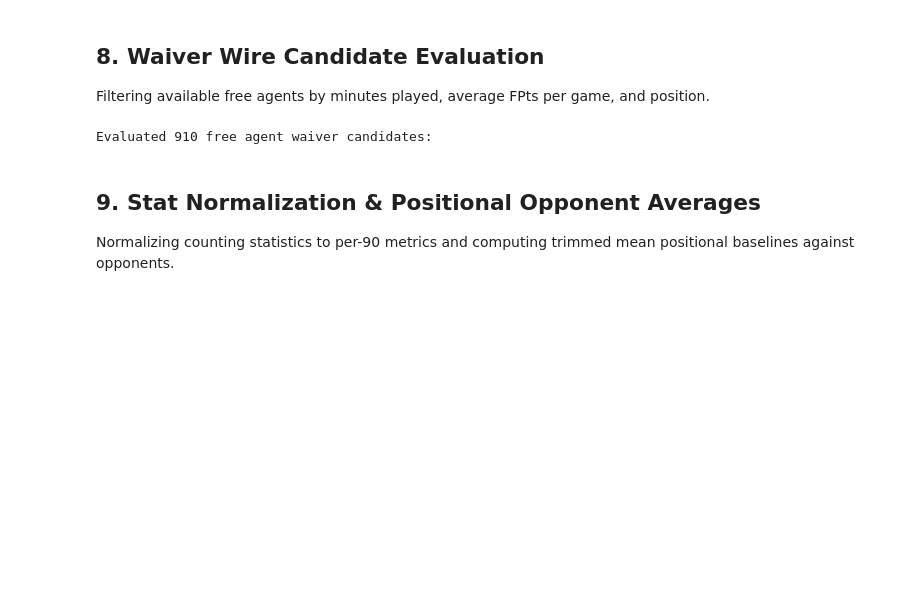
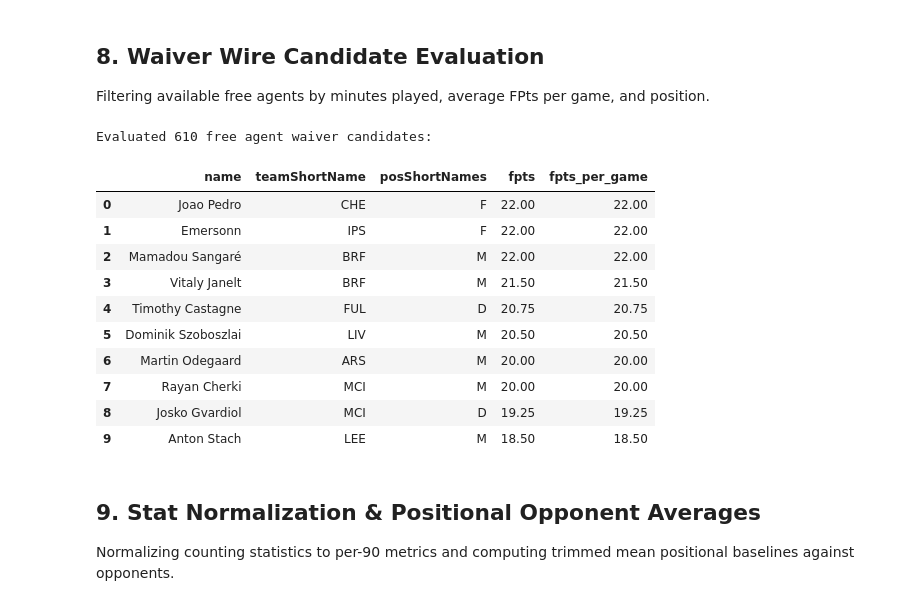
Before and after one commit to vkadikar/sports_analytics, a Jupyter notebook: soccer/research/fantrax_api_guide.ipynb, the cells around one changed output. Drawn from its saved outputs; the diff is of its cells as text; code cells hidden in the pictures; blank space fills up the shorter version.

```diff
--- a/soccer/research/fantrax_api_guide.ipynb
+++ b/soccer/research/fantrax_api_guide.ipynb
@@ -245,22 +294,52 @@ Standings Evaluated Against Weekly League Median:
 # %% [markdown]
 ## 8. Waiver Wire Candidate Evaluation
 Filtering available free agents by minutes played, average FPts per game, and position.
-# %%
-if not players_df.empty:
-    # Mock rostered player list
-    rostered_names = players_df["name"].iloc[:10].tolist()
-
-    waivers_df = evaluate_waiver_candidates(
-        df_player_stats=players_df,
-        rostered_player_names=rostered_names,
-        current_week=38,
-        min_last_week_minutes=0,
-        exclude_goalkeepers=True
-    )
-    print(f"Evaluated {len(waivers_df)} free agent waiver candidates:")
-    waivers_df[["name", "teamShortName", "posShortNames", "fpts", "fpts_per_game"]].head(10)
-# %% [output]
-Evaluated 910 free agent waiver candidates:
+# %%
+# Collect all rostered player names across all teams in the league
+all_rostered_names = []
+if not matchups_df.empty:
+    unique_team_ids = matchups_df["team_id"].unique()
+    for t_id in unique_team_ids:
+        team_roster = client.get_team_roster(team_id=str(t_id), period=CURRENT_WEEK)
+        all_players_on_team = (
+            ([team_roster.goalkeeper] if team_roster.goalkeeper else [])
+            + team_roster.defenders
+            + team_roster.midfielders
+            + team_roster.forwards
+            + team_roster.reserves
+            + team_roster.injured_reserve
+        )
+        for p in all_players_on_team:
+            if p and p.player_name:
+                all_rostered_names.append(p.player_name)
+
+all_rostered_names = list(set(all_rostered_names))
+print(f"Rostered players identified across league: {len(all_rostered_names)}")
+
+# Evaluate free agent waiver candidates using real league rosters
+if not players_df.empty:
+    waivers_df = evaluate_waiver_candidates(
+        df_player_stats=players_df,
+        rostered_player_names=all_rostered_names,
+        current_week=CURRENT_WEEK,
+        min_last_week_minutes=0,
+        exclude_goalkeepers=True
+    )
+    print("Top 10 Available Waiver Wire Candidates:")
+    display(waivers_df[["name", "teamShortName", "posShortNames", "fpts", "fpts_per_game"]].head(10))
+# %% [output]
+Evaluated 610 free agent waiver candidates:
+|  | name | teamShortName | posShortNames | fpts | fpts_per_game |
+| 0 | Joao Pedro | CHE | F | 22.00 | 22.00 |
+| 1 | Emersonn | IPS | F | 22.00 | 22.00 |
+| 2 | Mamadou Sangaré | BRF | M | 22.00 | 22.00 |
+| 3 | Vitaly Janelt | BRF | M | 21.50 | 21.50 |
+| 4 | Timothy Castagne | FUL | D | 20.75 | 20.75 |
+| 5 | Dominik Szoboszlai | LIV | M | 20.50 | 20.50 |
+| 6 | Martin Odegaard | ARS | M | 20.00 | 20.00 |
+| 7 | Rayan Cherki | MCI | M | 20.00 | 20.00 |
+| 8 | Josko Gvardiol | MCI | D | 19.25 | 19.25 |
+| 9 | Anton Stach | LEE | M | 18.50 | 18.50 |
 # %% [markdown]
 ## 9. Stat Normalization & Positional Opponent Averages
 Normalizing counting statistics to per-90 metrics and computing trimmed mean positional baselines against opponents.
```
Also changed, not shown: parts of 33 cells of this notebook, 23 other files.
